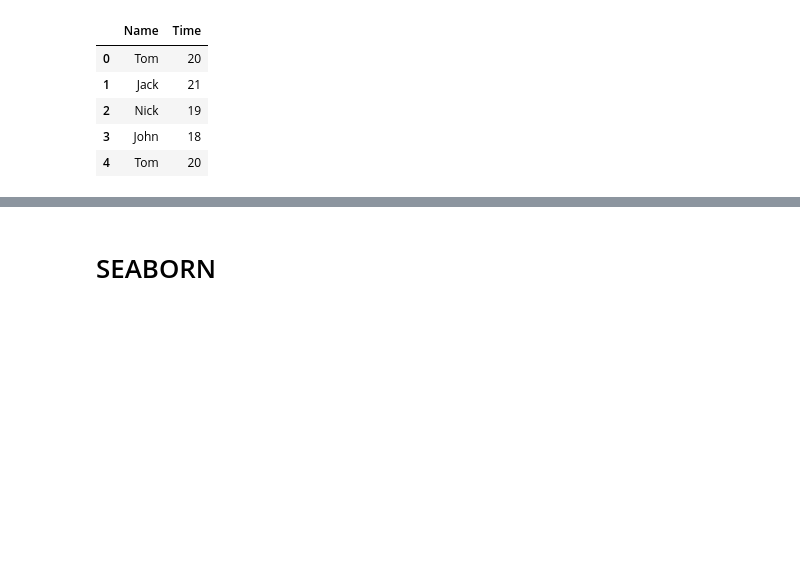
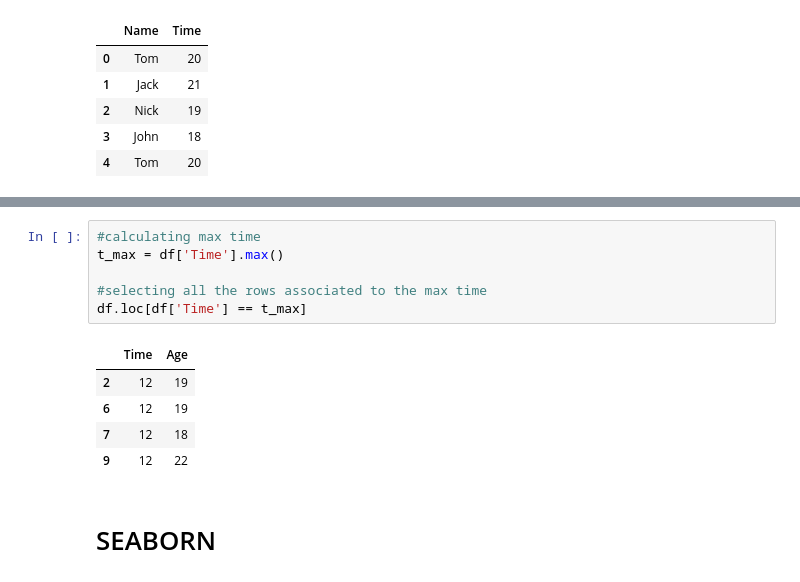
Before and after one commit to federico-trotta/Python_tips, a Jupyter notebook: Python_tips.ipynb, the cells around one changed output, grey strips where cells are left out. Drawn from its saved outputs; the diff is of its cells as text; blank space fills up the shorter version.

```diff
--- a/Python_tips.ipynb
+++ b/Python_tips.ipynb
@@ -316,3 +348,15 @@ time_cleaned.head()
+# %%
+#calculating max time
+t_max = df['Time'].max()
+
+#selecting all the rows associated to the max time
+df.loc[df['Time'] == t_max]
+# %% [output]
+|  | Time | Age |
+| 2 | 12 | 19 |
+| 6 | 12 | 19 |
+| 7 | 12 | 18 |
+| 9 | 12 | 22 |
 # %% [markdown]
 # SEABORN
 # %% [markdown]
```
Also changed, not shown: parts of 9 cells of this notebook.
